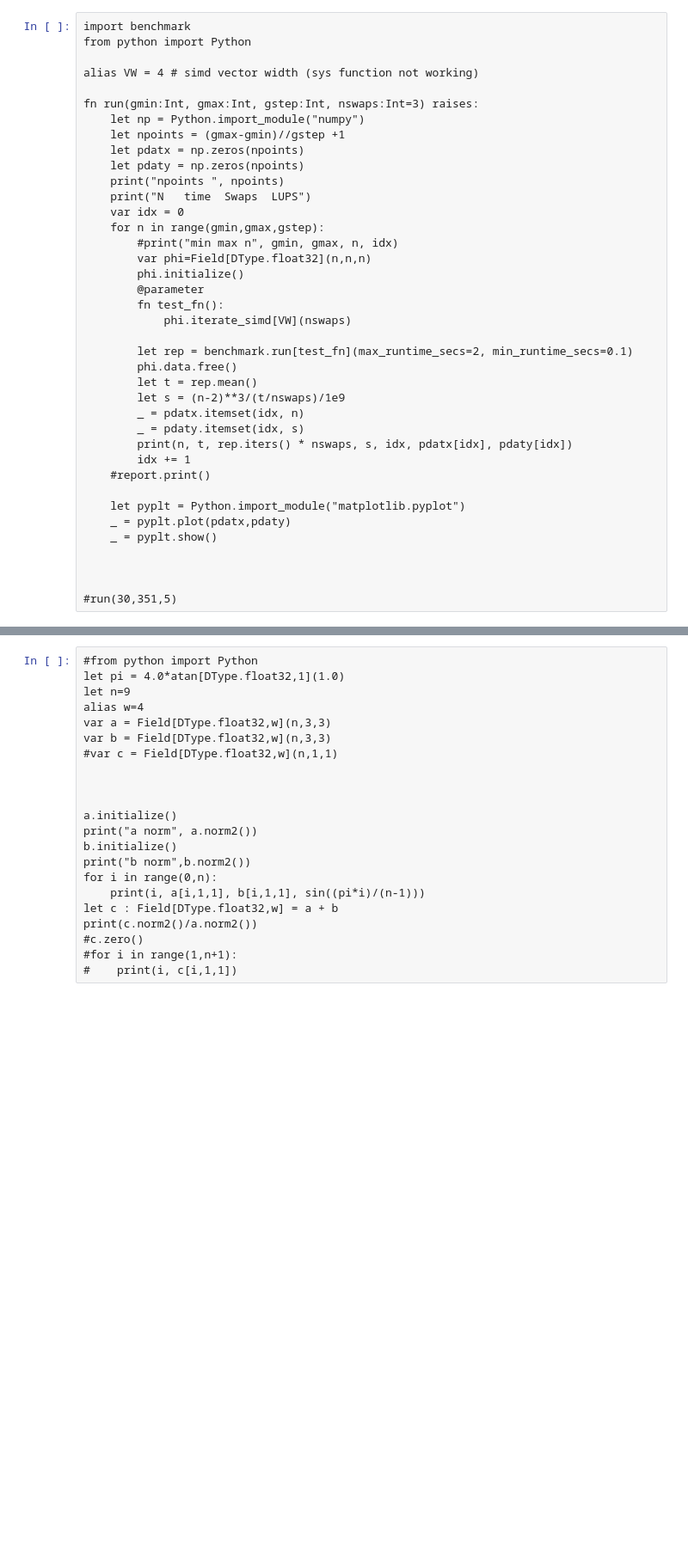
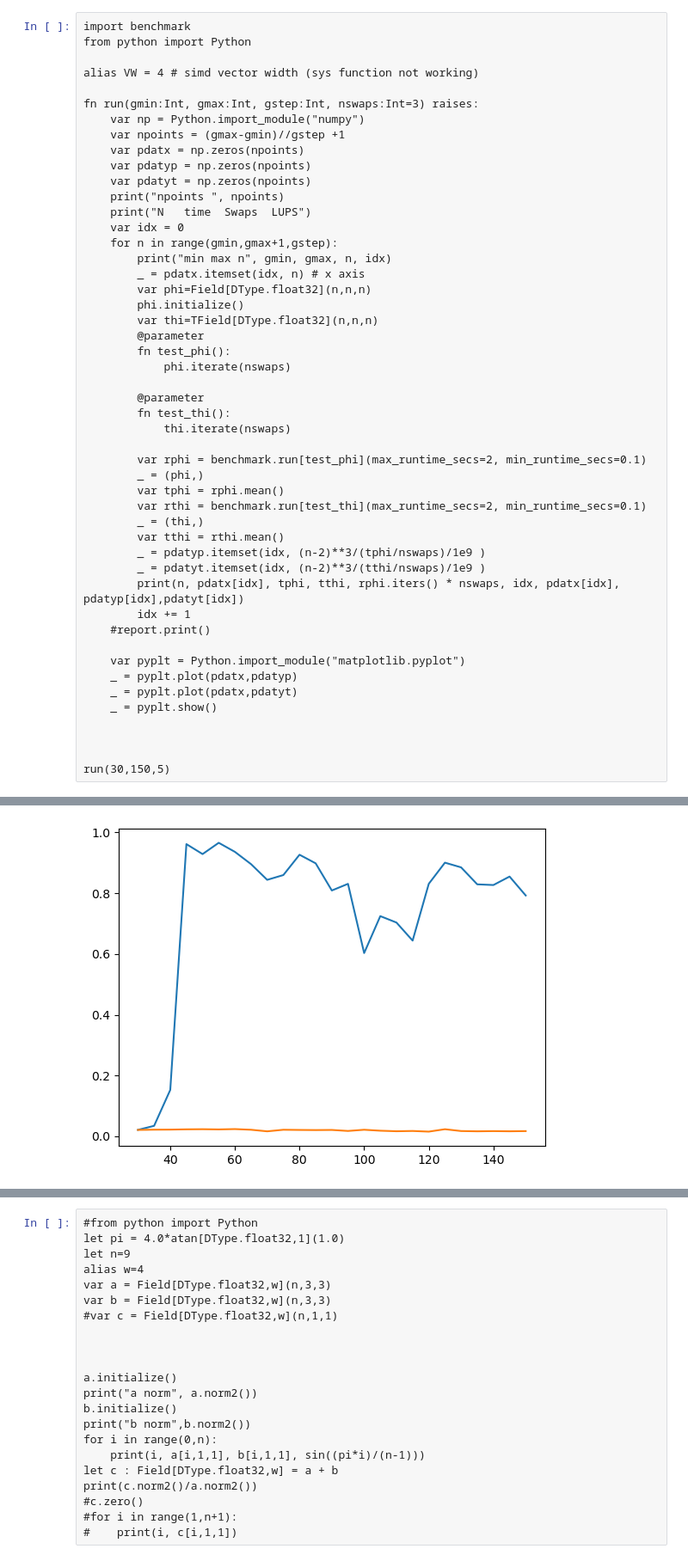
Before and after one commit to antonl321/JTC, a Jupyter notebook: JTC1.ipynb, the cells around one changed output, grey strips where cells are left out. Shown: that part at 86% size. Saved outputs shown, nothing was run; the diff lists cells and outputs as text; blank space fills up the shorter version.

```diff
--- a/JTC1.ipynb
+++ b/JTC1.ipynb
@@ -344,35 +346,46 @@ from python import Python
 alias VW = 4 # simd vector width (sys function not working)
 
 fn run(gmin:Int, gmax:Int, gstep:Int, nswaps:Int=3) raises:
-    let np = Python.import_module("numpy")
-    let npoints = (gmax-gmin)//gstep +1
-    let pdatx = np.zeros(npoints)
-    let pdaty = np.zeros(npoints)
+    var np = Python.import_module("numpy")
+    var npoints = (gmax-gmin)//gstep +1
+    var pdatx = np.zeros(npoints)
+    var pdatyp = np.zeros(npoints)
+    var pdatyt = np.zeros(npoints)
     print("npoints ", npoints)
     print("N   time  Swaps  LUPS")
     var idx = 0
-    for n in range(gmin,gmax,gstep):
-        #print("min max n", gmin, gmax, n, idx)
+    for n in range(gmin,gmax+1,gstep):
+        print("min max n", gmin, gmax, n, idx)
+        _ = pdatx.itemset(idx, n) # x axis
         var phi=Field[DType.float32](n,n,n)
         phi.initialize()
+        var thi=TField[DType.float32](n,n,n)
         @parameter
-        fn test_fn():
-            phi.iterate_simd[VW](nswaps)
+        fn test_phi():
+            phi.iterate(nswaps)
 
-        let rep = benchmark.run[test_fn](max_runtime_secs=2, min_runtime_secs=0.1)
-        phi.data.free()
-        let t = rep.mean()
-        let s = (n-2)**3/(t/nswaps)/1e9
-        _ = pdatx.itemset(idx, n)
-        _ = pdaty.itemset(idx, s)
-        print(n, t, rep.iters() * nswaps, s, idx, pdatx[idx], pdaty[idx])
+        @parameter
+        fn test_thi():
+            thi.iterate(nswaps)
+
+        var rphi = benchmark.run[test_phi](max_runtime_secs=2, min_runtime_secs=0.1)
+        _ = (phi,)
+        var tphi = rphi.mean()
+        var rthi = benchmark.run[test_thi](max_runtime_secs=2, min_runtime_secs=0.1)
+        _ = (thi,)
+        var tthi = rthi.mean()
+        _ = pdatyp.itemset(idx, (n-2)**3/(tphi/nswaps)/1e9 )
+        _ = pdatyt.itemset(idx, (n-2)**3/(tthi/nswaps)/1e9 )
+        print(n, pdatx[idx], tphi, tthi, rphi.iters() * nswaps, idx, pdatx[idx], pdatyp[idx],pdatyt[idx])
         idx += 1
     #report.print()
 
-    let pyplt = Python.import_module("matplotlib.pyplot")
-    _ = pyplt.plot(pdatx,pdaty)
+    var pyplt = Python.import_module("matplotlib.pyplot")
+    _ = pyplt.plot(pdatx,pdatyp)
+    _ = pyplt.plot(pdatx,pdatyt)
     _ = pyplt.show()
 
 
 
-#run(30,351,5)
+run(30,150,5)
+# %% [output]
@@ -378,0 +409 @@ fn run(gmin:Int, gmax:Int, gstep:Int, nswaps:Int=3) raises:
+[figure, added]
```
Also changed, not shown: parts of 8 cells of this notebook, 1 other file.
